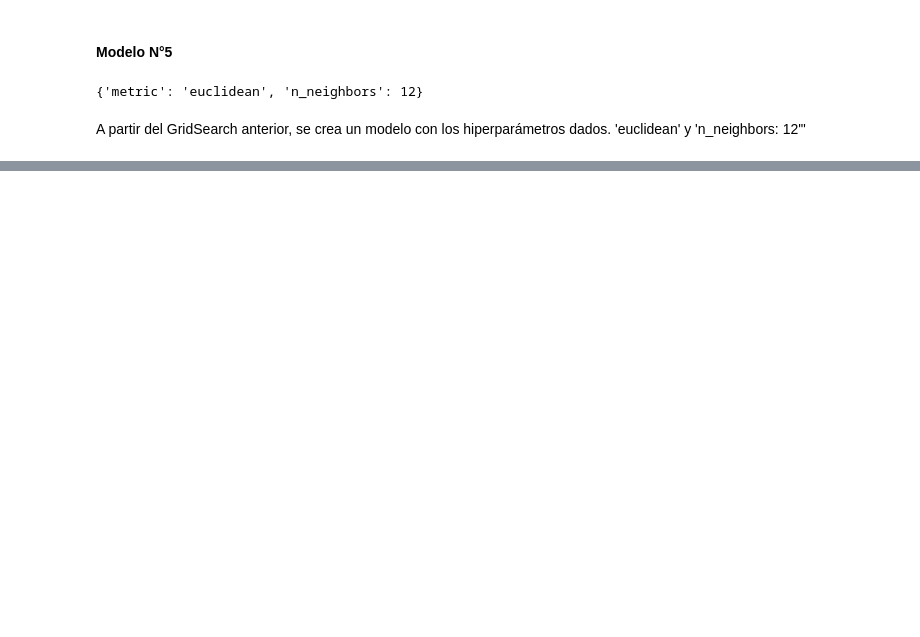
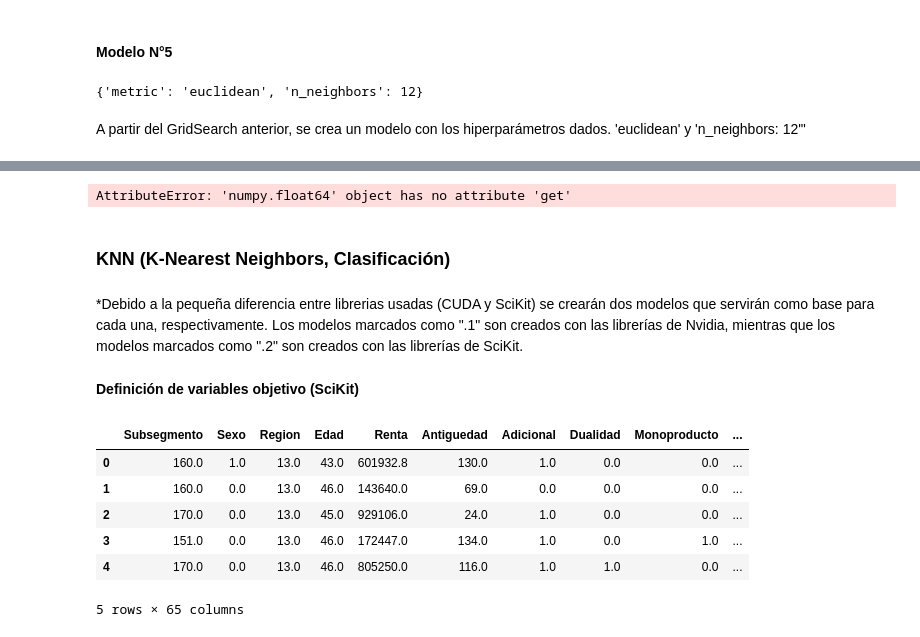
Before and after one commit to dar-rojas/MachineLearning-003D, a Jupyter notebook: modelling.ipynb, the cells around one changed output, grey strips where cells are left out. Cells and saved outputs as stored; diff of their text form; code cells hidden in the pictures; blank space fills up the shorter version.

```diff
--- a/modelling.ipynb
+++ b/modelling.ipynb
@@ -253,0 +297,30 @@ r2: 0.23
+# %%
+# Comparamos todos los modelos y elegimos el mejor
+import cupy
+
+knn_best = pd.DataFrame({
+    'Modelo': ['KNN_1', 'KNN_1_1', 'KNN_2', 'KNN_2_2', 'KNN_3', 'KNN_4', 'KNN_5'],
+    'MAE': [MAE_1, MAE_1_1, MAE_2, MAE_2_2, MAE_3, MAE_4, MAE_5],
+    'MSE': [MSE_1, MSE_1_1, MSE_2, MSE_2_2, MSE_3, MSE_4, MSE_5],
+    'RMSE': [RMSE_1, RMSE_1_1, RMSE_2, RMSE_2_2, RMSE_3, RMSE_4, RMSE_5],
+    'r2': [r2_1, r2_1_1, r2_2, r2_2_2, r2_3, r2_4, r2_5],
+    })
+# %% [output]
+AttributeError: 'numpy.float64' object has no attribute 'get'
+# %% [markdown]
+### **KNN (K-Nearest Neighbors, Clasificación)**
+# %% [markdown]
+*Debido a la pequeña diferencia entre librerias usadas (CUDA y SciKit) se crearán dos modelos que servirán como base para cada una, respectivamente. Los modelos marcados como ".1" son creados con las librerías de Nvidia, mientras que los modelos marcados como ".2" son creados con las librerías de SciKit.
+# %% [markdown]
+**Definición de variables objetivo (SciKit)**
+# %%
+X = pd.DataFrame(monopoly.drop(columns=['Internauta']))
+X.head()
+# %% [output]
+|  | Subsegmento | Sexo | Region | Edad | Renta | Antiguedad | Adicional | Dualidad | Monoproducto | ... |
+| 0 | 160.0 | 1.0 | 13.0 | 43.0 | 601932.8 | 130.0 | 1.0 | 0.0 | 0.0 | ... |
+| 1 | 160.0 | 0.0 | 13.0 | 46.0 | 143640.0 | 69.0 | 0.0 | 0.0 | 0.0 | ... |
+| 2 | 170.0 | 0.0 | 13.0 | 45.0 | 929106.0 | 24.0 | 1.0 | 0.0 | 0.0 | ... |
+| 3 | 151.0 | 0.0 | 13.0 | 46.0 | 172447.0 | 134.0 | 1.0 | 0.0 | 1.0 | ... |
+| 4 | 170.0 | 0.0 | 13.0 | 46.0 | 805250.0 | 116.0 | 1.0 | 1.0 | 0.0 | ... |
+5 rows × 65 columns
```
Also changed, not shown: parts of 17 cells of this notebook, 1 other file.
